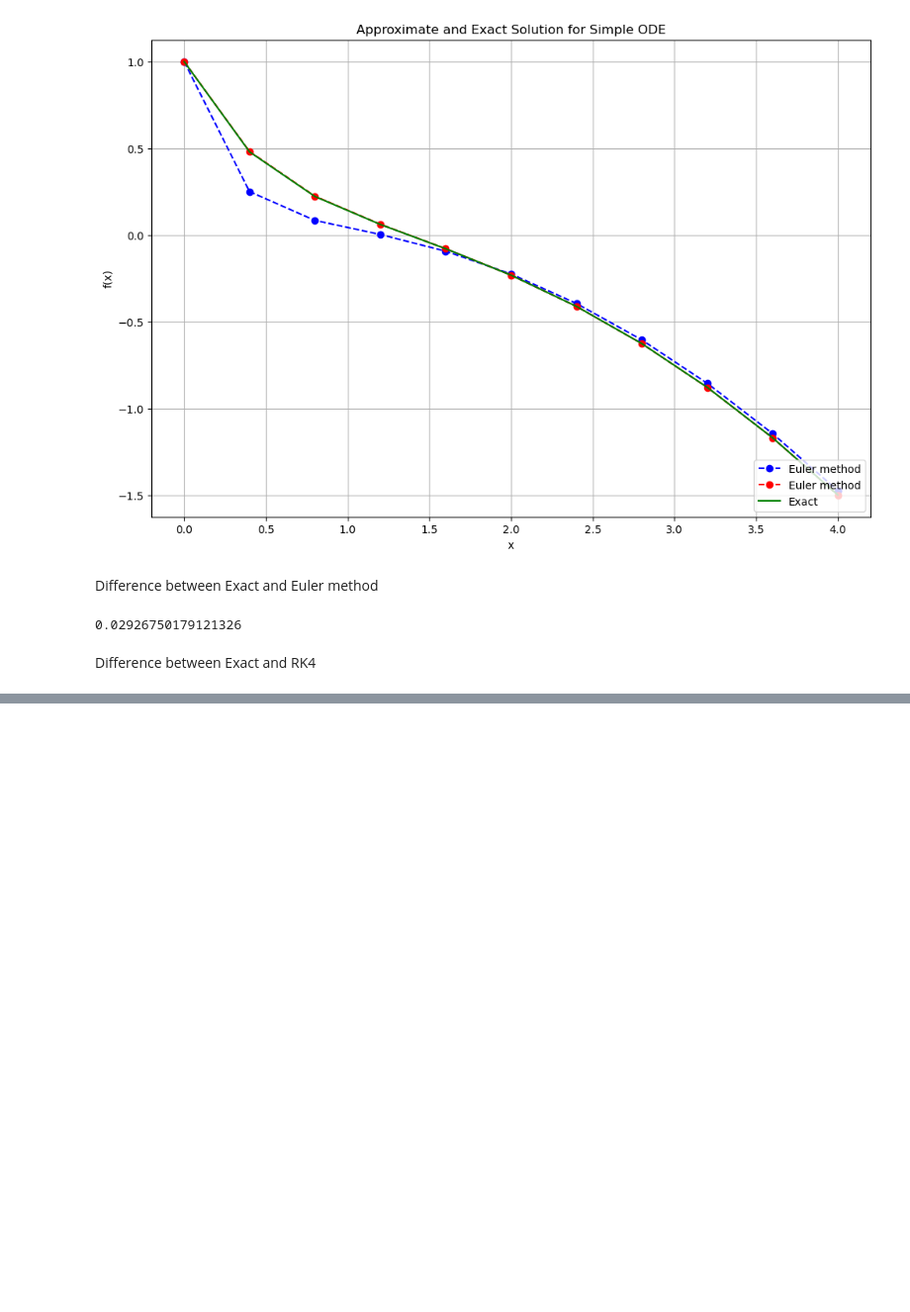
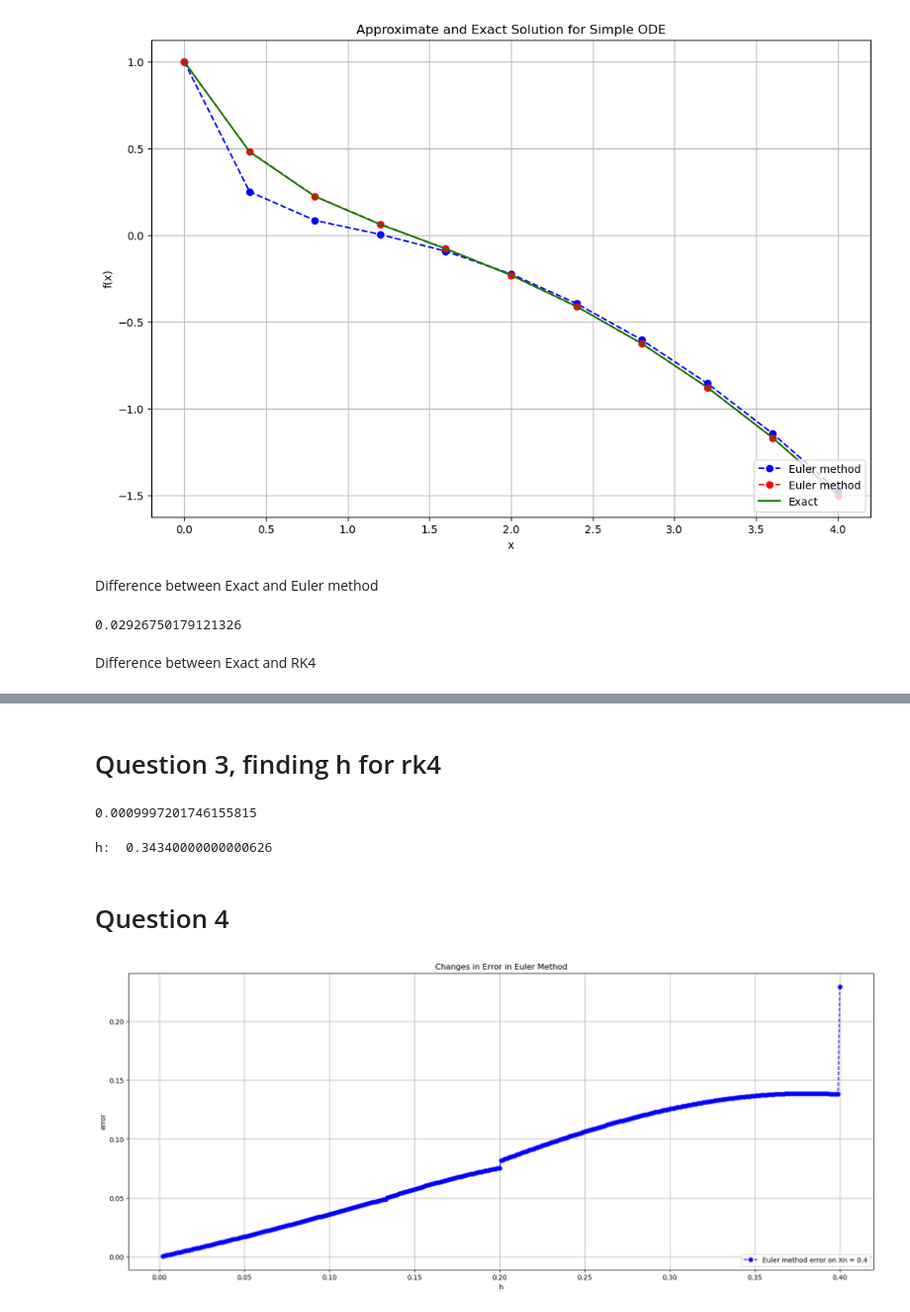
Before and after one commit to RinRin-32/odereport, a Jupyter notebook: main.ipynb, the cells around one changed output, grey strips where cells are left out. Shown: that part at 99% size. Drawn from its saved outputs; the diff is of its cells as text; code cells hidden in the pictures; blank space fills up the shorter version.

Commit message:
Finished up to question 4

```diff
--- a/main.ipynb
+++ b/main.ipynb
@@ -37,4 +40,4 @@ euler(x,y_euler,h,y0,func)
 # %%
-exact(x,y_exact)
+y_exact = exact(x,y_exact)
 # %%
-rk4(x,y_rk4,h,y0,func)
+y_rk4 = rk4(x,y_rk4,h,y0,func)
@@ -66,0 +103,50 @@ Difference between Exact and RK4
+# %% [markdown]
+# Question 3, finding h for rk4
+# %%
+found = False
+h = 0.4
+while not found:
+    x = np.arange(0.0,4.0+h, h)
+    y_rk4 = [0] * len(x)
+    y_exact = [0]*len(x)
+    y_rk4 = rk4(x,y_rk4,h,y0,func)
+    y_exact = exact(x,y_exact)
+    if np.abs(y_rk4[np.nonzero(x>=0.4)[0][0]]- y_exact[np.nonzero(x>=0.4)[0][0]]) <= 0.001:
+        found = True
+        print(np.abs(y_rk4[np.nonzero(x>=0.4)[0][0]]- y_exact[np.nonzero(x>=0.4)[0][0]]))
+        break
+    else:
+        h = h-0.0001
+# %% [output]
+0.0009997201746155815
+# %%
+print("h: ", h)
+# %% [output]
+h:  0.34340000000000626
+# %% [markdown]
+# Question 4
+# %%
+found = False
+h = 0.4
+h_log = []
+err = []
+while h >= 0.001:
+    h_log.append(h)
+    x = np.arange(0.0,4.0+h, h)
+    y_euler = [0] * len(x)
+    y_exact = [0]*len(x)
+    y_euler = euler(x,y_euler,h,y0,func)
+    y_exact = exact(x,y_exact)
+    err.append(np.abs(y_euler[np.nonzero(x>=0.4)[0][0]]- y_exact[np.nonzero(x>=0.4)[0][0]]))
+    h = h-0.001
+# %%
+plt.figure(figsize = (20,8))
+plt.plot(h_log,err,'bo--', label='Euler method error on Xn = 0.4')
+plt.title('Changes in Error in Euler Method')
+plt.xlabel('h')
+plt.ylabel('error')
+plt.grid()
+plt.legend(loc='lower right')
+plt.show()
+# %% [output]
+[figure, added]
```
Also changed, not shown: parts of 12 cells of this notebook.
